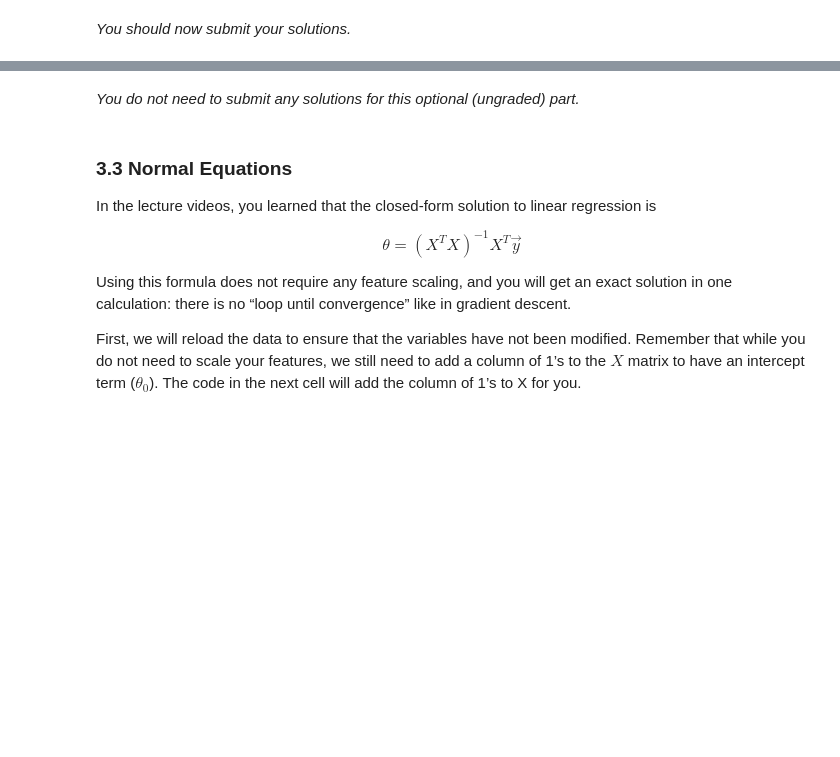
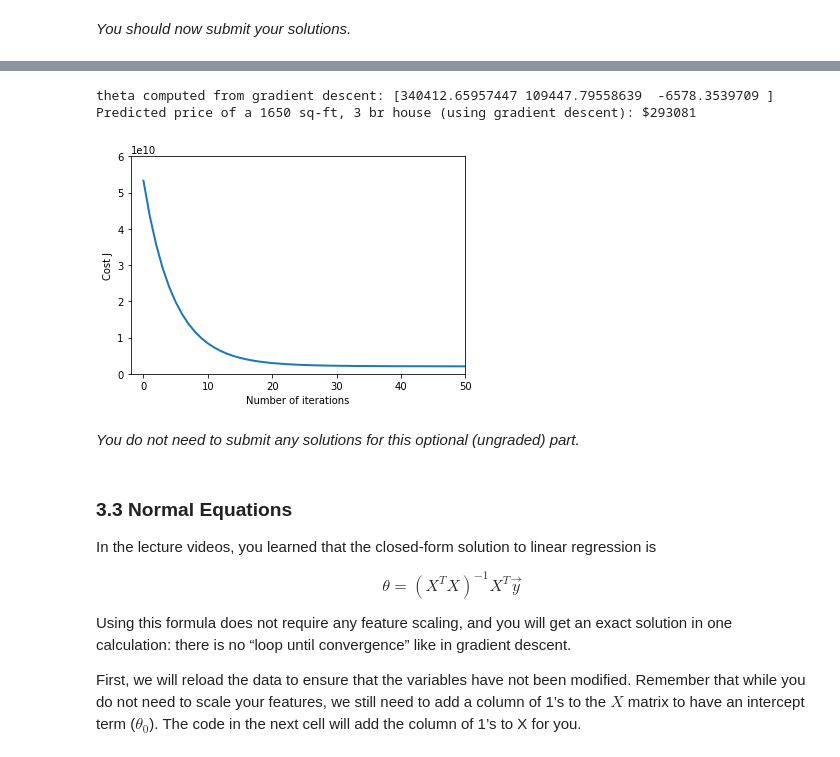
Before and after one commit to TheBatman0102/ml-coursera-python-assignments, a Jupyter notebook: Exercise1/exercise1.ipynb, the cells around one changed output, grey strips where cells are left out. Drawn from its saved outputs; the diff is of its cells as text; code cells hidden in the pictures; blank space fills up the shorter version.

```diff
--- a/Exercise1/exercise1.ipynb
+++ b/Exercise1/exercise1.ipynb
@@ -471,8 +492,8 @@ In the next cell, the code is set up to calculate $J(\theta)$ over a grid of val
 The purpose of these graphs is to show you how $J(\theta)$ varies with changes in $\theta_0$ and $\theta_1$. The cost function $J(\theta)$ is bowl-shaped and has a global minimum. (This is easier to see in the contour plot than in the 3D surface plot). This minimum is the optimal point for $\theta_0$ and $\theta_1$, and each step of gradient descent moves closer to this point.
 # %%
 # grid over which we will calculate J
-theta0_vals = np.linspace(-10, 10, 100)
-theta1_vals = np.linspace(-1, 4, 100)
+theta0_vals = np.linspace(-100, 100, 10000)
+theta1_vals = np.linspace(-20, 0, 10000)
 
 # initialize J_vals to a matrix of 0's
 J_vals = np.zeros((theta0_vals.shape[0], theta1_vals.shape[0]))
@@ -496,12 +517,14 @@ pyplot.title('Surface')
 
 # contour plot
 # Plot J_vals as 15 contours spaced logarithmically between 0.01 and 100
-ax = pyplot.subplot(122)
-pyplot.contour(theta0_vals, theta1_vals, J_vals, linewidths=2, cmap='viridis', levels=np.logspace(-2, 3, 20))
+theta0_vals,theta1_vals=np.meshgrid(theta0_vals,theta1_vals)
+
+# surface plot
+bx = fig.add_subplot(122, projection='3d')
+bx.plot_surface(theta0_vals, theta1_vals, J_vals, cmap='viridis')
 pyplot.xlabel('theta0')
 pyplot.ylabel('theta1')
-pyplot.plot(theta[0], theta[1], 'ro', ms=10, lw=2)
-pyplot.title('Contour, showing minimum')
+pyplot.title('Surface')
 pass
 # %% [markdown]
 ## Optional Exercises
@@ -587,11 +623,11 @@ def  featureNormalize(X):
     """
     # You need to set these values correctly
     X_norm = X.copy()
-    mu = np.zeros(X.shape[1])
-    sigma = np.zeros(X.shape[1])
+    mu = np.mean(X,axis=0)
+    sigma = np.std(X,axis=0)
 
     # =========================== YOUR CODE HERE =====================
-
+    X_norm=(X-mu)/sigma
 
     # ================================================================
     return X_norm, mu, sigma
@@ -677,7 +735,8 @@ def computeCostMulti(X, y, theta):
 
     # ======================= YOUR CODE HERE ===========================
 
-
+    errMat=X@theta-y
+    J=1/(2*m)*errMat.T@errMat
     # ==================================================================
     return J
 # %% [markdown]
@@ -735,7 +794,7 @@ def gradientDescentMulti(X, y, theta, alpha, num_iters):
 
     for i in range(num_iters):
         # ======================= YOUR CODE HERE ==========================
-
+        theta=theta-alpha/m*X.T@(X@theta-y)
 
         # =================================================================
 
@@ -796,34 +855,41 @@ of a 1650 sq-ft, 3 br house.
 
 Hint
 ----
 At prediction, make sure you do the same feature normalization.
 """
 # Choose some alpha value - change this
 alpha = 0.1
 num_iters = 400
 
 # init theta and run gradient descent
 theta = np.zeros(3)
 theta, J_history = gradientDescentMulti(X, y, theta, alpha, num_iters)
 
 # Plot the convergence graph
+pyplot.xlim(-2,50)
+pyplot.ylim(0,6e10)
 pyplot.plot(np.arange(len(J_history)), J_history, lw=2)
 pyplot.xlabel('Number of iterations')
 pyplot.ylabel('Cost J')
 
 # Display the gradient descent's result
 print('theta computed from gradient descent: {:s}'.format(str(theta)))
 
+
 # Estimate the price of a 1650 sq-ft, 3 br house
 # ======================= YOUR CODE HERE ===========================
 # Recall that the first column of X is all-ones.
 # Thus, it does not need to be normalized.
 
-price = 0   # You should change this
+price =  np.append([1],([1650,3]-mu)/sigma)@theta  # You should change this
 
 # ===================================================================
 
 print('Predicted price of a 1650 sq-ft, 3 br house (using gradient descent): ${:.0f}'.format(price))
+# %% [output]
+theta computed from gradient descent: [340412.65957447 109447.79558639  -6578.3539709 ]
+Predicted price of a 1650 sq-ft, 3 br house (using gradient descent): $293081
+[figure, added]
 # %% [markdown]
 *You do not need to submit any solutions for this optional (ungraded) part.*
 # %% [markdown]
```
Also changed, not shown: parts of 17 cells of this notebook, 8 other files.
